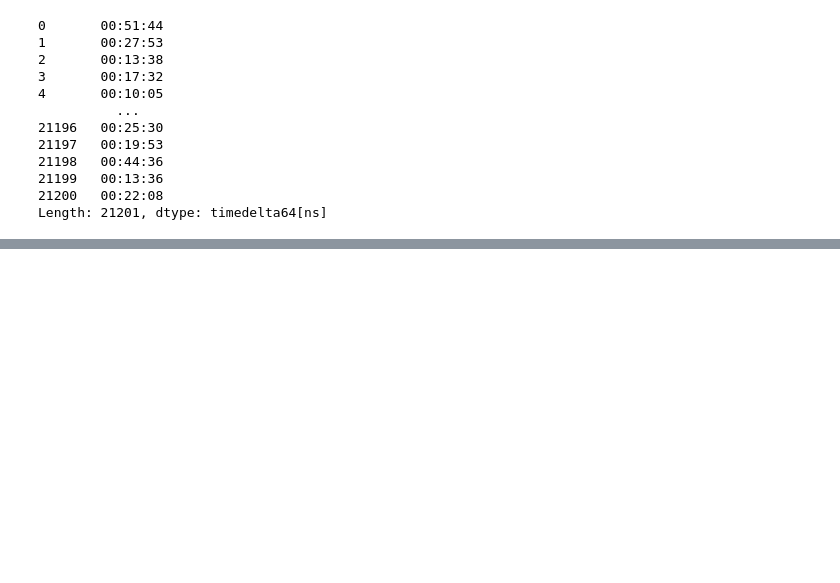
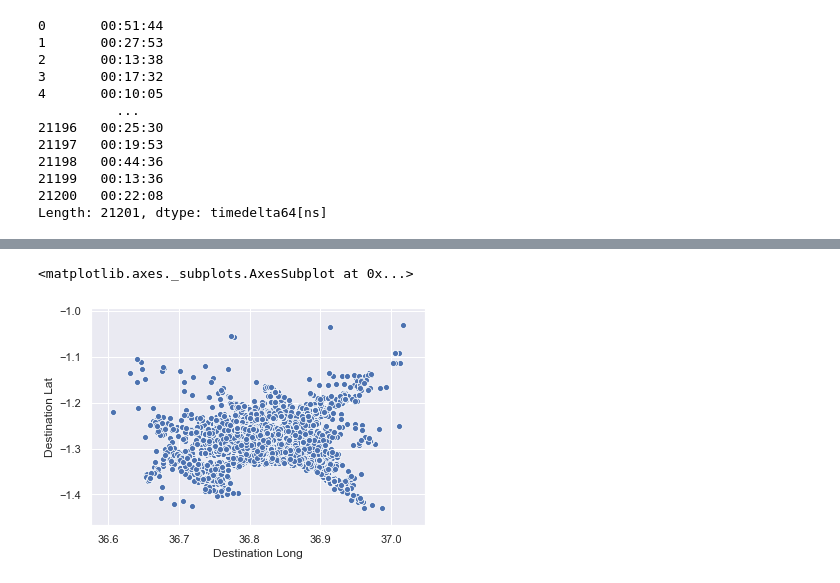
Before and after one commit to BenoCharlo/Sendy, a Jupyter notebook: notebooks/sendy_explo.ipynb, the cells around one changed output, grey strips where cells are left out. Cells and saved outputs as stored; diff of their text form; code cells hidden in the pictures; blank space fills up the shorter version.

```diff
--- a/notebooks/sendy_explo.ipynb
+++ b/notebooks/sendy_explo.ipynb
@@ -242,0 +244,5 @@ plt.hist(train['Time from Pickup to Arrival'])
+# %%
+sns.scatterplot(x="Destination Long", y="Destination Lat", data=train)
+# %% [output]
+<matplotlib.axes._subplots.AxesSubplot at 0x...>
+[figure, added]
```
Also changed, not shown: parts of 4 cells of this notebook.
